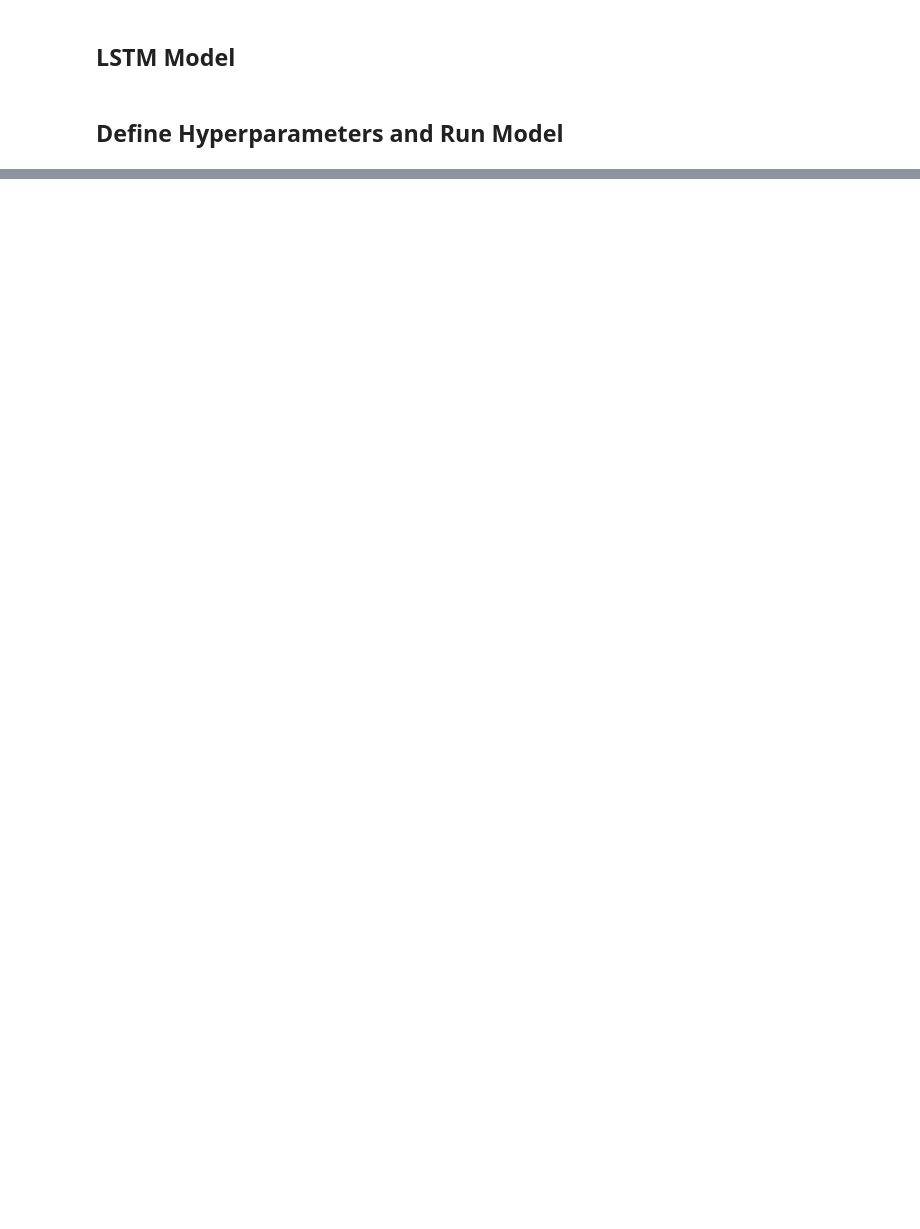
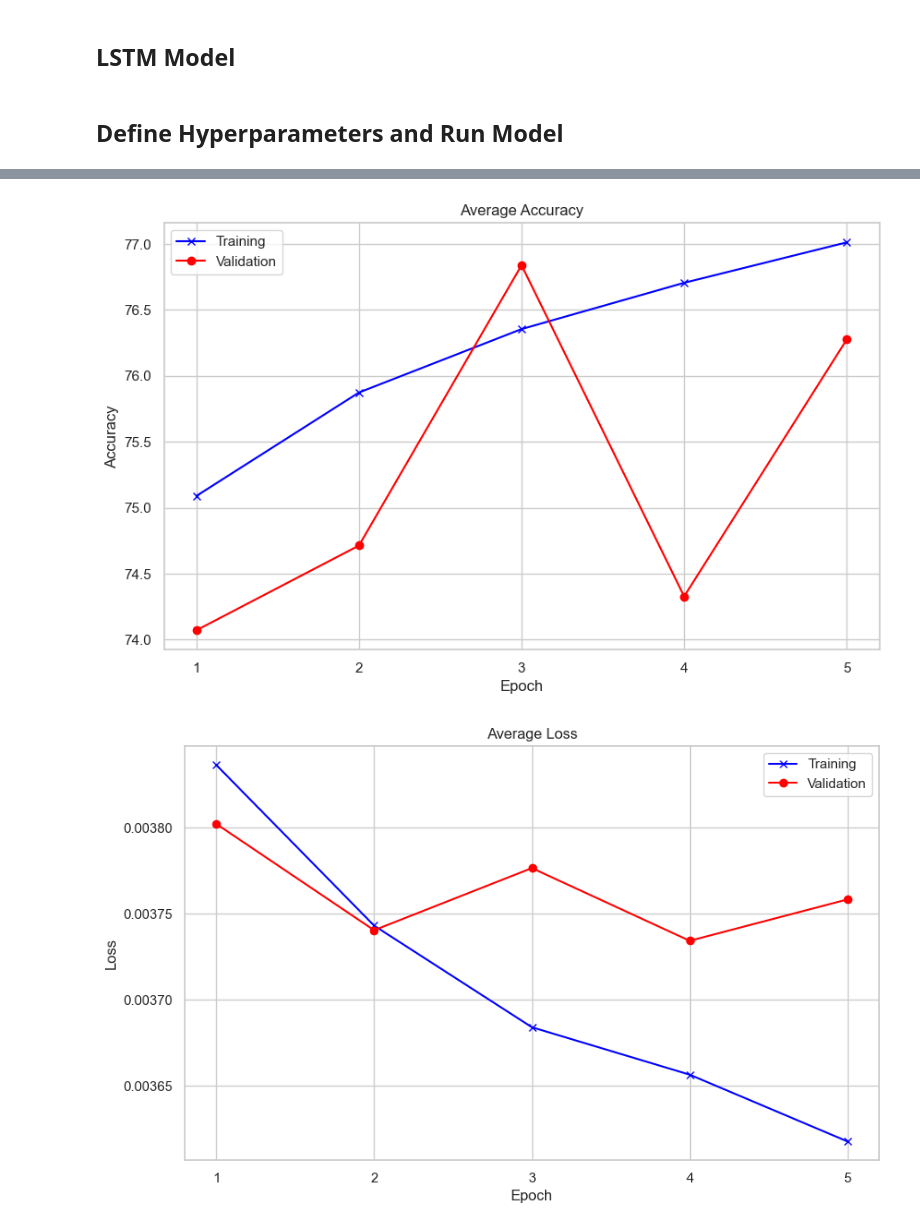
Before and after one commit to Gavriel94/LSTM, a Jupyter notebook: notebook.ipynb, the cells around one changed output, grey strips where cells are left out. Cells and saved outputs as stored; diff of their text form; code cells hidden in the pictures; blank space fills up the shorter version.

Commit message:
reformatted. Model and documentation refined

```diff
--- a/notebook.ipynb
+++ b/notebook.ipynb
@@ -184,8 +221,9 @@ def dataset_details(dataset, data_name, set_name):
 # %%
 # Shuffle dataframe
 processed_data = processed_data.sample(frac=1)
-# Split dataframe into 8 subsets
-split_data = np.array_split(processed_data, 16)
+# Split dataframe into subsets
+num_subsets = 16
+split_data = np.array_split(processed_data, num_subsets)
 # List of subset names
 data_names = ['data_1', 'data_2', 'data_3', 'data_4', 'data_5',
     'data_6', 'data_7', 'data_8', 'data_9', 'data_10', 'data_11',
@@ -745,14 +747,17 @@ print(f"LSTM has {params} trainable parameters.")
 # %%
-epochs = 1
+epochs = 5
 
-wandb.init(
+# Toggle tracking with wandb
+track = False
+
+if track:
+    wandb.init(
     project = "hate-speech-classification",
     config = {
         "learning rate": learning_rate,
         "architecture": "LSTM",
         "epochs": epochs,
-    }
-)
+    })
 
 t_acc, t_loss, v_acc, v_loss = model_env(
     train_loader,
@@ -763,5 +768,6 @@ t_acc, t_loss, v_acc, v_loss = model_env(
     scheduler,
     criterion,
     epochs,
-    verbose=True
+    verbose=True,
+    wandb_track=track
     )
@@ -768,3 +792,8 @@ t_acc, t_loss, v_acc, v_loss = model_env(
 # %%
-plot_metrics(t_acc, v_acc, 'Accuracy', epochs)
-plot_metrics(t_loss, v_loss, 'Loss', epochs)
+display = display_details.DisplayDetails()
+display.plot_metrics(t_acc, v_acc, 'Accuracy')
+display.plot_metrics(t_loss, v_loss, 'Loss')
+display.print_model_details(lstm)
+# %% [output]
+[figure, added]
+[figure, added]
```
Also changed, not shown: parts of 32 cells of this notebook.
